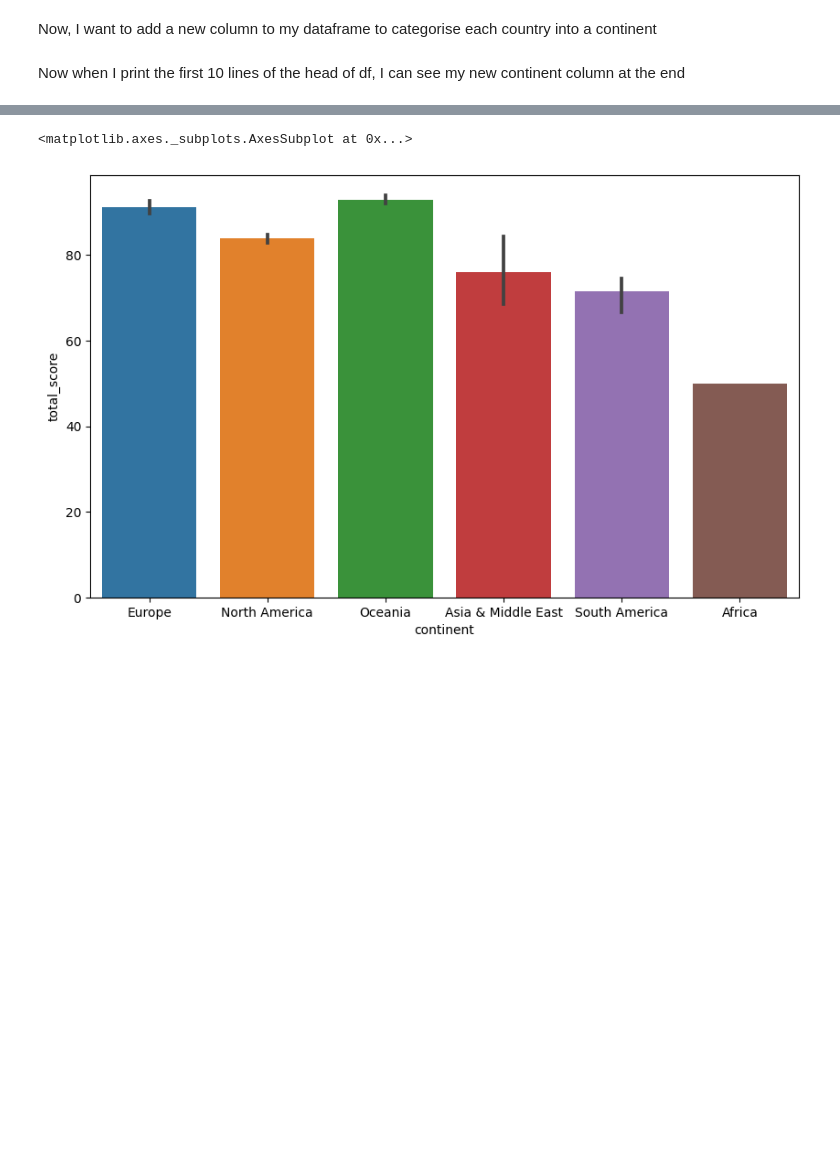
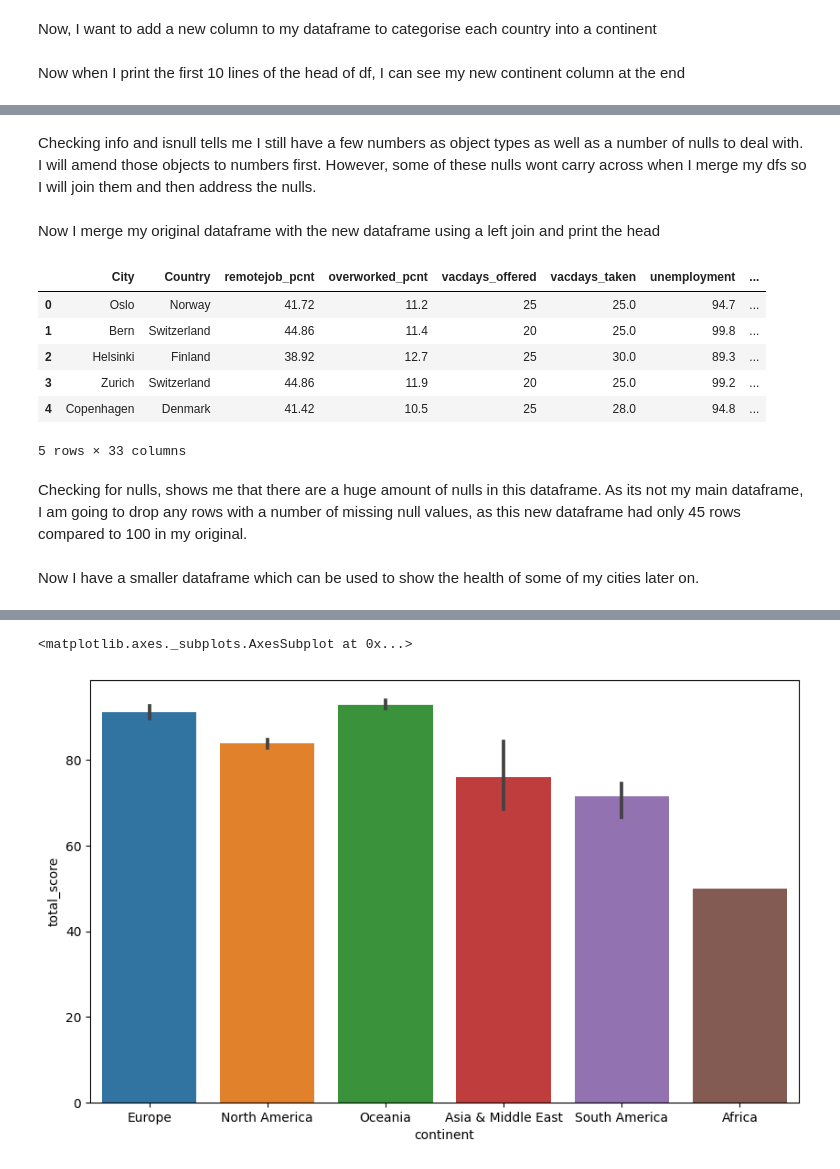
Before and after one commit to oheag2/UCDPA_GillianOHea, a Jupyter notebook: GillianOHea_FinalProject.ipynb, the cells around one changed output, grey strips where cells are left out. Saved outputs shown, nothing was run; the diff lists cells and outputs as text; code cells hidden in the pictures; blank space fills up the shorter version.

Commit message:
Added a 2nd dataframe and merged
Merged my 2nd dataframe

```diff
--- a/GillianOHea_FinalProject.ipynb
+++ b/GillianOHea_FinalProject.ipynb
@@ -169,0 +112,4 @@ df.info()
+# %%
+df2 = pd.read_csv('https://raw.githubusercontent.com/oheag2/UCDDataAnalytics/main/healthy_life.csv', na_values="-", converters={3: to_decimal, 4: to_decimal, 11: to_decimal})
+
+df2.head()
@@ -169,0 +118,4 @@ df.info()
+# %%
+df2 = df2.drop(columns='Rank')
+# %%
+df2.columns = ["City", "sunshine", "water_cost", "obesity", "life_expect", "poll_index", "hrs_worked", "happiness", "outdoor", "takeaway_locs", "gymcost"]
@@ -169,0 +128,4 @@ df.info()
+# %% [markdown]
+Checking info and isnull tells me I still have a few numbers as object types as well as a number of nulls to deal with. I will amend those objects to numbers first. However, some of these nulls wont carry across when I merge my dfs so I will join them and then address the nulls.
+# %%
+df2[["water_cost", "obesity", "gymcost"]] = df2[["water_cost", "obesity", "gymcost"]].apply(pd.to_numeric)
@@ -169,0 +134,15 @@ df.info()
+# %% [markdown]
+Now I merge my original dataframe with the new dataframe using a left join and print the head
+# %%
+work_health = df.merge(df2, on="City", how="left")
+work_health.head()
+# %% [output]
+|  | City | Country | remotejob_pcnt | overworked_pcnt | vacdays_offered | vacdays_taken | unemployment | ... |
+| 0 | Oslo | Norway | 41.72 | 11.2 | 25 | 25.0 | 94.7 | ... |
+| 1 | Bern | Switzerland | 44.86 | 11.4 | 20 | 25.0 | 99.8 | ... |
+| 2 | Helsinki | Finland | 38.92 | 12.7 | 25 | 30.0 | 89.3 | ... |
+| 3 | Zurich | Switzerland | 44.86 | 11.9 | 20 | 25.0 | 99.2 | ... |
+| 4 | Copenhagen | Denmark | 41.42 | 10.5 | 25 | 28.0 | 94.8 | ... |
+5 rows × 33 columns
+# %% [markdown]
+Checking for nulls, shows me that there are a huge amount of nulls in this dataframe. As its not my main dataframe, I am going to drop any rows with a number of missing null values, as this new dataframe had only 45 rows compared to 100 in my original.
@@ -169,0 +155,2 @@ df.info()
+# %% [markdown]
+Now I have a smaller dataframe which can be used to show the health of some of my cities later on.
```
Also changed, not shown: parts of 17 cells of this notebook.
